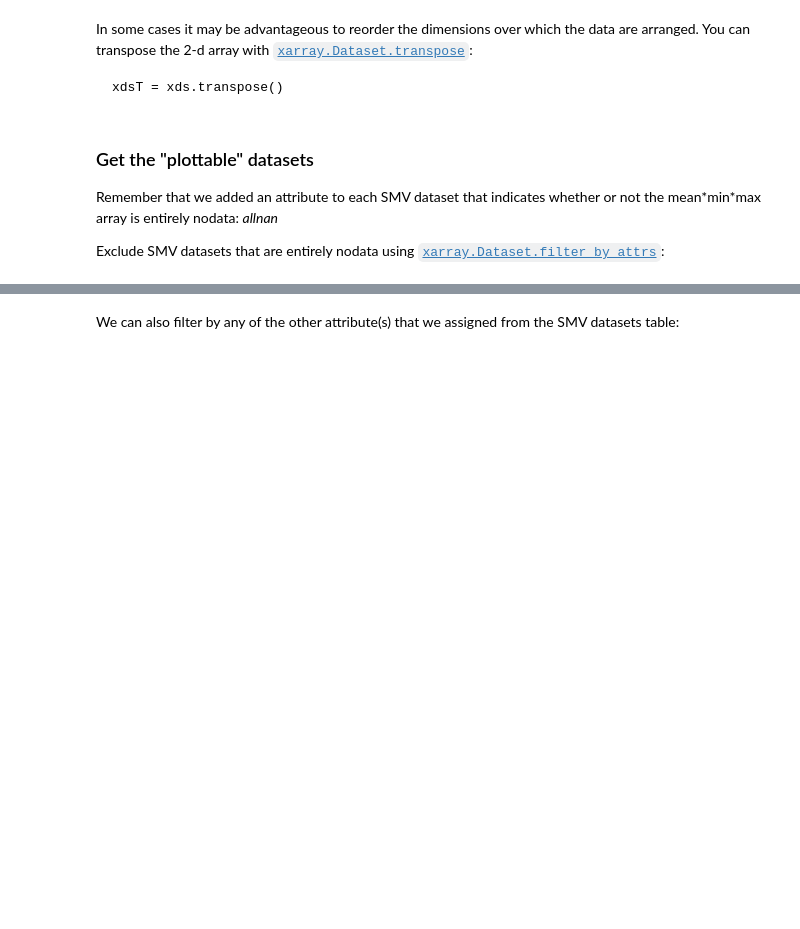
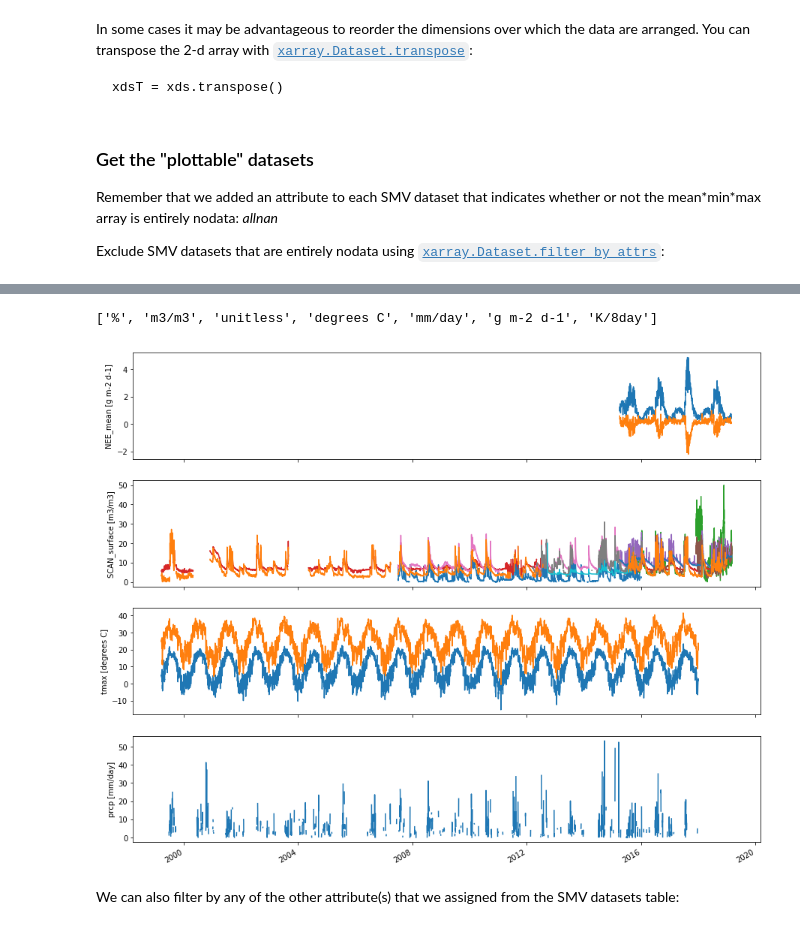
Before and after one commit to jjmcnelis/nasa_usfs_workshop, a Jupyter notebook: day3-tutorial.ipynb, the cells around one changed output, grey strips where cells are left out. Cells and saved outputs as stored; diff of their text form; code cells hidden in the pictures; blank space fills up the shorter version.

```diff
--- a/day3-tutorial.ipynb
+++ b/day3-tutorial.ipynb
@@ -190,0 +237,9 @@ Make some points:
+# %%
+# ----------------------------------------------------------------------------------
+#df = txt_to_pd(r.text)        <- make request auth work # parse response.text to df
+# temporary, remove this, auth
+df = pd.read_csv("docs/daily-smap-ORNL-DAAC-hYa36V.txt", header=4, index_col="time")
+df.index = pd.to_datetime(df.index)
+# ----------------------------------------------------------------------------------
+
+dfs = {col: split_pd(df[col]) for col in df.columns}     # loop over cols and split to dfs
@@ -264,5 +591,0 @@ We use these repeatedly to request an process the entire grid:
-# %%
-df = txt_to_pd(r.text)                                # parse response.text to df
-dfs = {col: split_pd(df[col]) for col in df.columns}  # loop over cols and split to dfs
-
-dfs["SMAP_rootzone"].tail(5)
@@ -319,5 +702,5 @@ Remember that we added an attribute to each SMV dataset that indicates whether o
 
 Exclude SMV datasets that are entirely nodata using [`xarray.Dataset.filter_by_attrs`](http://xarray.pydata.org/en/stable/generated/xarray.Dataset.filter_by_attrs.html#xarray.Dataset.filter_by_attrs):
 # %%
-pds = xds.filter_by_attrs(allnan=0)
+pds = xds.filter_by_attrs(allnan=0).sel(stat="Mean")
 pds
@@ -324,3 +747,30 @@ pds
+# %%
+units = list(set([pds[d].attrs["units"] for d in pds]))
+print(units)
+# %% [output]
+['%', 'm3/m3', 'unitless', 'degrees C', 'mm/day', 'g m-2 d-1', 'K/8day']
+# %%
+allnan = lambda v: np.count_nonzero(~np.isnan(v.data))==0
+units = [
+    'g m-2 d-1',
+    'm3/m3',
+    'degrees C',
+    'mm/day']
+
+fig, axs = plt.subplots(4, 1, sharex=True, figsize=(15, 12))
+
+for i, unit in enumerate(units):
+
+    variables = pds.filter_by_attrs(units=unit)
+    for v in variables:
+        if v!="COSMOS_surface":
+            a = pds[v]
+            if not allnan(a):
+                pds[v].plot(ax=axs[i])
+                axs[i].set_title(None)
+                axs[i].set_xlabel(None)
+# %% [output]
+[figure, added]
 # %% [markdown]
 We can also filter by any of the other attribute(s) that we assigned from the SMV datasets table:
 # %%
```
Also changed, not shown: parts of 78 cells of this notebook, 2 other files.
